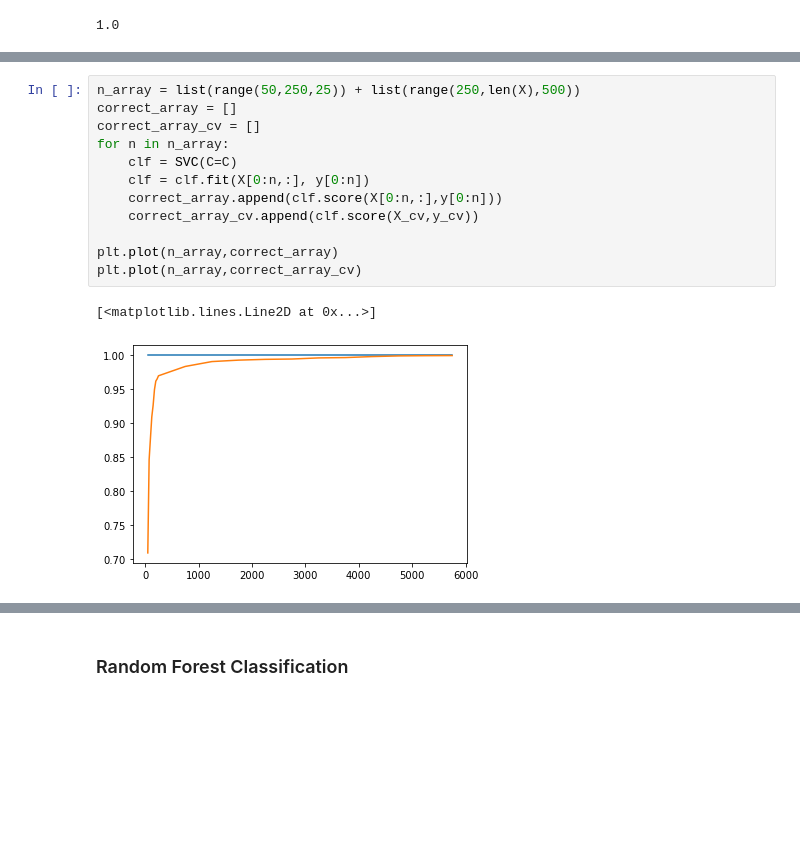
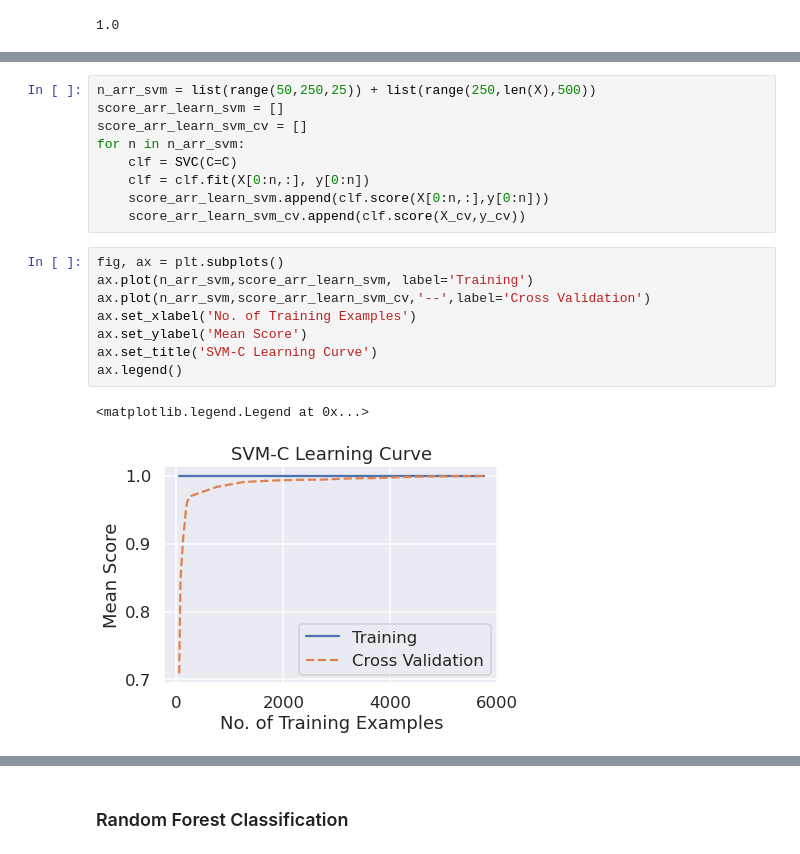
Before and after one commit to mackwn/gas-sensor-analytics-demo, a Jupyter notebook: notebooks/explore_model_building_classification.ipynb, the cells around one changed output, grey strips where cells are left out. Saved outputs shown, nothing was run; the diff lists cells and outputs as text; blank space fills up the shorter version.

```diff
--- a/notebooks/explore_model_building_classification.ipynb
+++ b/notebooks/explore_model_building_classification.ipynb
@@ -137,17 +167,22 @@ plt.plot(C_array,score_array)
 # %%
-n_array = list(range(50,250,25)) + list(range(250,len(X),500))
-correct_array = []
-correct_array_cv = []
-for n in n_array:
+n_arr_svm = list(range(50,250,25)) + list(range(250,len(X),500))
+score_arr_learn_svm = []
+score_arr_learn_svm_cv = []
+for n in n_arr_svm:
     clf = SVC(C=C)
     clf = clf.fit(X[0:n,:], y[0:n])
-    correct_array.append(clf.score(X[0:n,:],y[0:n]))
-    correct_array_cv.append(clf.score(X_cv,y_cv))
-
-plt.plot(n_array,correct_array)
-plt.plot(n_array,correct_array_cv)
+    score_arr_learn_svm.append(clf.score(X[0:n,:],y[0:n]))
+    score_arr_learn_svm_cv.append(clf.score(X_cv,y_cv))
-# %% [output]
-[<matplotlib.lines.Line2D at 0x...>]
-[figure, removed]
+# %%
+fig, ax = plt.subplots()
+ax.plot(n_arr_svm,score_arr_learn_svm, label='Training')
+ax.plot(n_arr_svm,score_arr_learn_svm_cv,'--',label='Cross Validation')
+ax.set_xlabel('No. of Training Examples')
+ax.set_ylabel('Mean Score')
+ax.set_title('SVM-C Learning Curve')
+ax.legend()
+# %% [output]
+<matplotlib.legend.Legend at 0x...>
+[figure, added]
 # %%
 clf = SVC(C=400)
```
Also changed, not shown: parts of 27 cells of this notebook, 8 other files.
